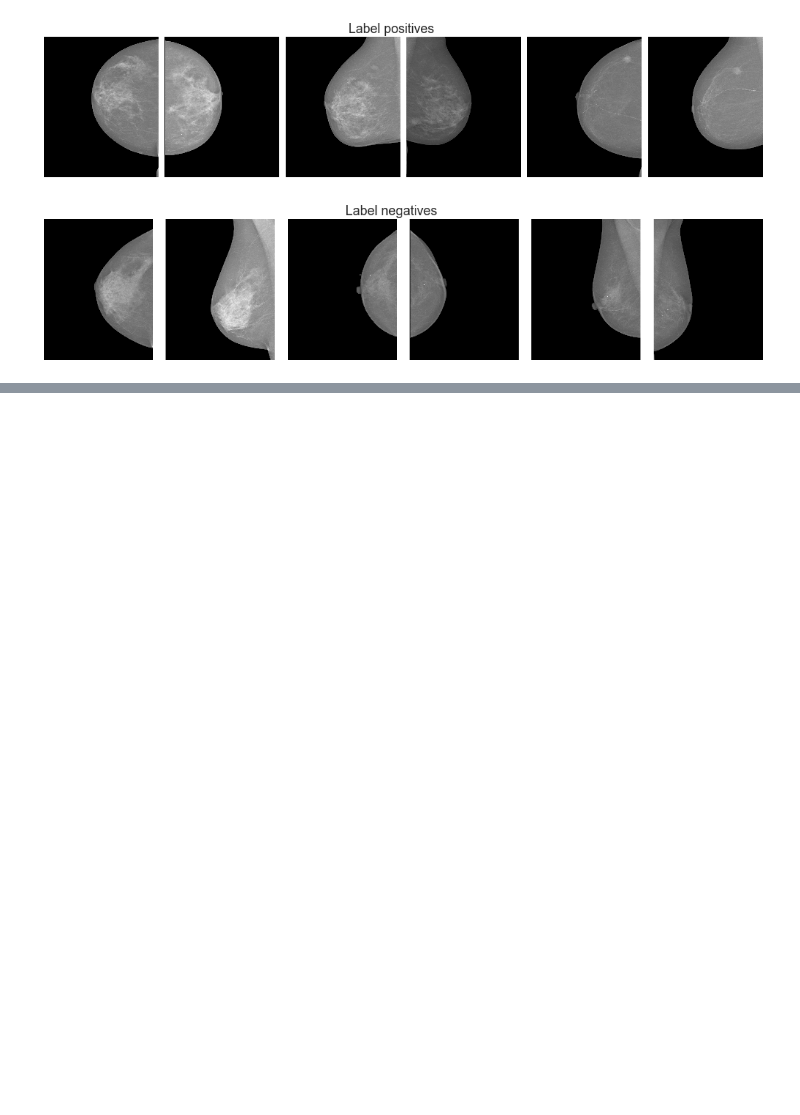
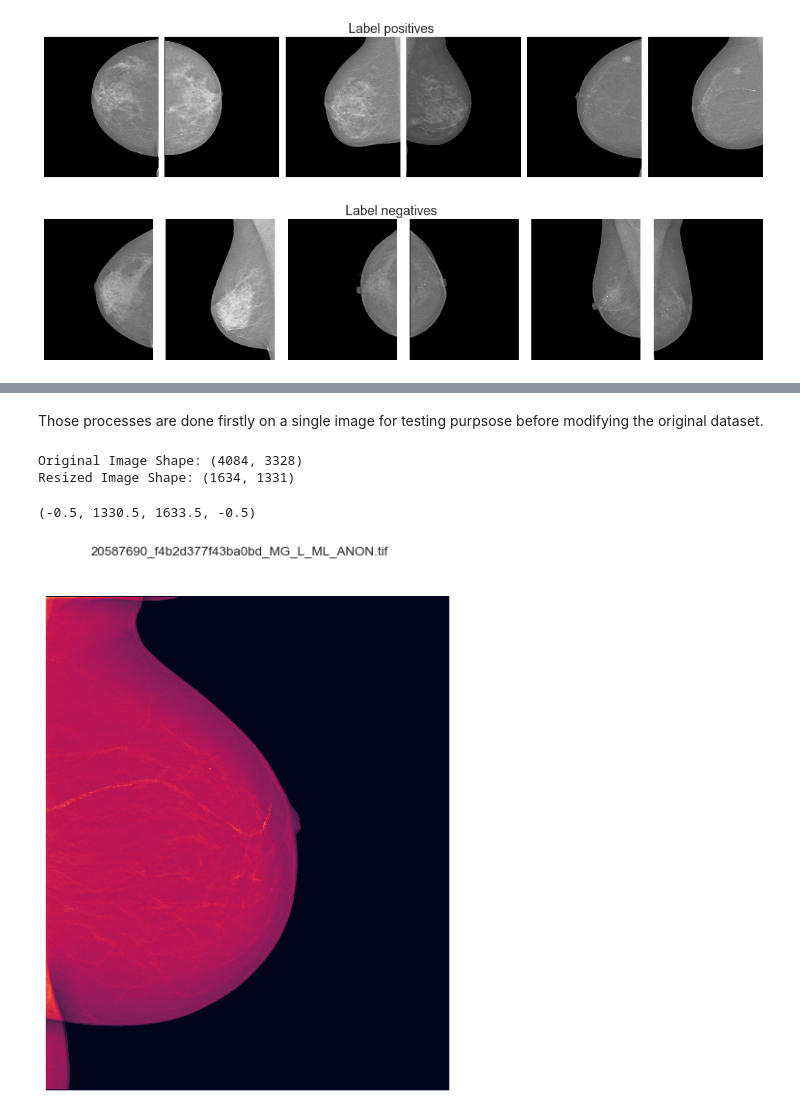
Before and after one commit to abdalrhmanu/breast-mass-detection-and-segmentation-using-multi-scale-morphological-sifting-and-kmeans-clustering, a Jupyter notebook: notebooks/Abdel-Notebook (EDA + Preprocessing).ipynb, the cells around one changed output, grey strips where cells are left out. Saved outputs shown, nothing was run; the diff lists cells and outputs as text; code cells hidden in the pictures; blank space fills up the shorter version.

```diff
--- a/notebooks/EDA-Abdel.ipynb
+++ b/notebooks/Abdel-Notebook (EDA + Preprocessing).ipynb
@@ -109,0 +120,40 @@ for idx, lbl in enumerate(labels):
+# %% [markdown]
+Those processes are done firstly on a single image for testing purpsose before modifying the original dataset.
+# %%
+# Reading a single image
+fig, ax = plt.subplots(1, 1, figsize=(8, 8))
+plt.subplots_adjust(wspace=0, hspace=1)
+
+image_name = os.listdir(
+    os.path.join(dataset_folder_paths[1][1])
+)[random.randint(0,55)]
+
+# original image
+img = cv2.imread(
+    os.path.join(dataset_folder_paths[1][1], image_name),
+    cv2.IMREAD_UNCHANGED
+)
+print(f"Original Image Shape: {img.shape}")
+
+# 1. resizing image with a factor of 4 using INTER_CUBIC (bi-cubic) interpolation
+scale_factor = 0.4
+img_resized = cv2.resize(img, None, fx=scale_factor, fy=scale_factor, interpolation=cv2.INTER_CUBIC)
+print(f"Resized Image Shape: {img_resized.shape}")
+
+
+# 2. Pre-segmenting using thresholding technique and cropping redundant background
+# https://stackoverflow.com/questions/63575738/remove-letter-artifacts-from-mammography-image
+# thresholding_mask = cv2.threshold(gray, 247, 255, cv2.THRESH_BINARY)[1]
+
+
+
+
+# plotting the image
+plt.imshow(img_resized)
+fig.suptitle(f'{image_name}', fontsize=12)
+plt.axis('off')
+# %% [output]
+Original Image Shape: (4084, 3328)
+Resized Image Shape: (1634, 1331)
+(-0.5, 1330.5, 1633.5, -0.5)
+[figure, added]
```
Also changed, not shown: parts of 5 cells of this notebook.
